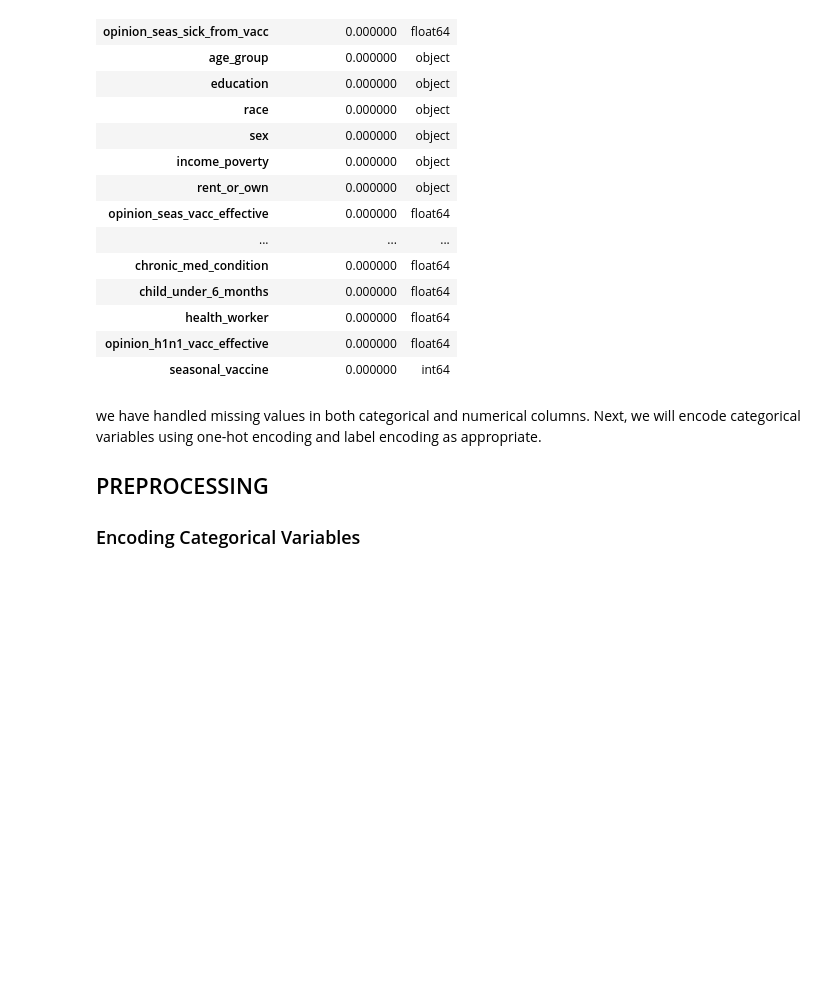
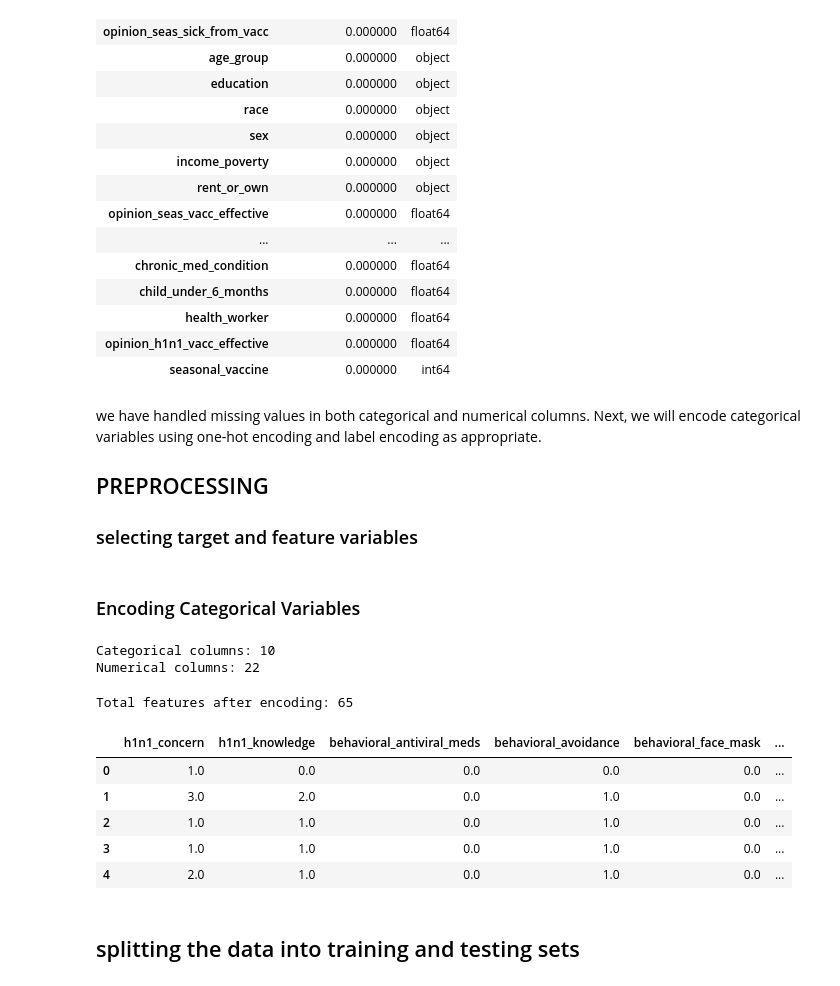
Before and after one commit to sharonkipruto-code/Phase3_project, a Jupyter notebook: flu_index.ipynb, the cells around one changed output. Drawn from its saved outputs; the diff is of its cells as text; code cells hidden in the pictures; blank space fills up the shorter version.

```diff
--- a/flu_index.ipynb
+++ b/flu_index.ipynb
@@ -249,4 +256,22 @@ we have handled missing values in both categorical and numerical columns. Next,
 ## PREPROCESSING
 
 
-### Encoding Categorical Variables
+### selecting target and feature variables
+# %%
+# Features (drop the targets and the ID)
+X = df.drop(columns=['respondent_id', 'h1n1_vaccine', 'seasonal_vaccine'])
+
+# Targets (we have two!)
+y = df[['h1n1_vaccine', 'seasonal_vaccine']]
+# %% [markdown]
+### Encoding Categorical Variables
+# %%
+# Identify categorical and numerical columns
+categorical_cols = X.select_dtypes(include=['object']).columns.tolist()
+numeric_cols = X.select_dtypes(exclude=['object']).columns.tolist()
+
+print(f"Categorical columns: {len(categorical_cols)}")
+print(f"Numerical columns: {len(numeric_cols)}")
+# %% [output]
+Categorical columns: 10
+Numerical columns: 22
@@ -252,0 +283,21 @@ we have handled missing values in both categorical and numerical columns. Next,
+# %%
+#merge numerical and encoded categorical features
+X = pd.concat([X[numeric_cols], X_encoded], axis=1)
+
+print(f"Total features after encoding: {X.shape[1]}")
+
+#ensure all column names are strings
+X.columns = X.columns.astype(str)
+
+#check first 5 rows
+X.head()
+# %% [output]
+Total features after encoding: 65
+|  | h1n1_concern | h1n1_knowledge | behavioral_antiviral_meds | behavioral_avoidance | behavioral_face_mask | ... |
+| 0 | 1.0 | 0.0 | 0.0 | 0.0 | 0.0 | ... |
+| 1 | 3.0 | 2.0 | 0.0 | 1.0 | 0.0 | ... |
+| 2 | 1.0 | 1.0 | 0.0 | 1.0 | 0.0 | ... |
+| 3 | 1.0 | 1.0 | 0.0 | 1.0 | 0.0 | ... |
+| 4 | 2.0 | 1.0 | 0.0 | 1.0 | 0.0 | ... |
+# %% [markdown]
+## splitting the data into training and testing sets
```
Also changed, not shown: parts of 22 cells of this notebook, 2 other files.
